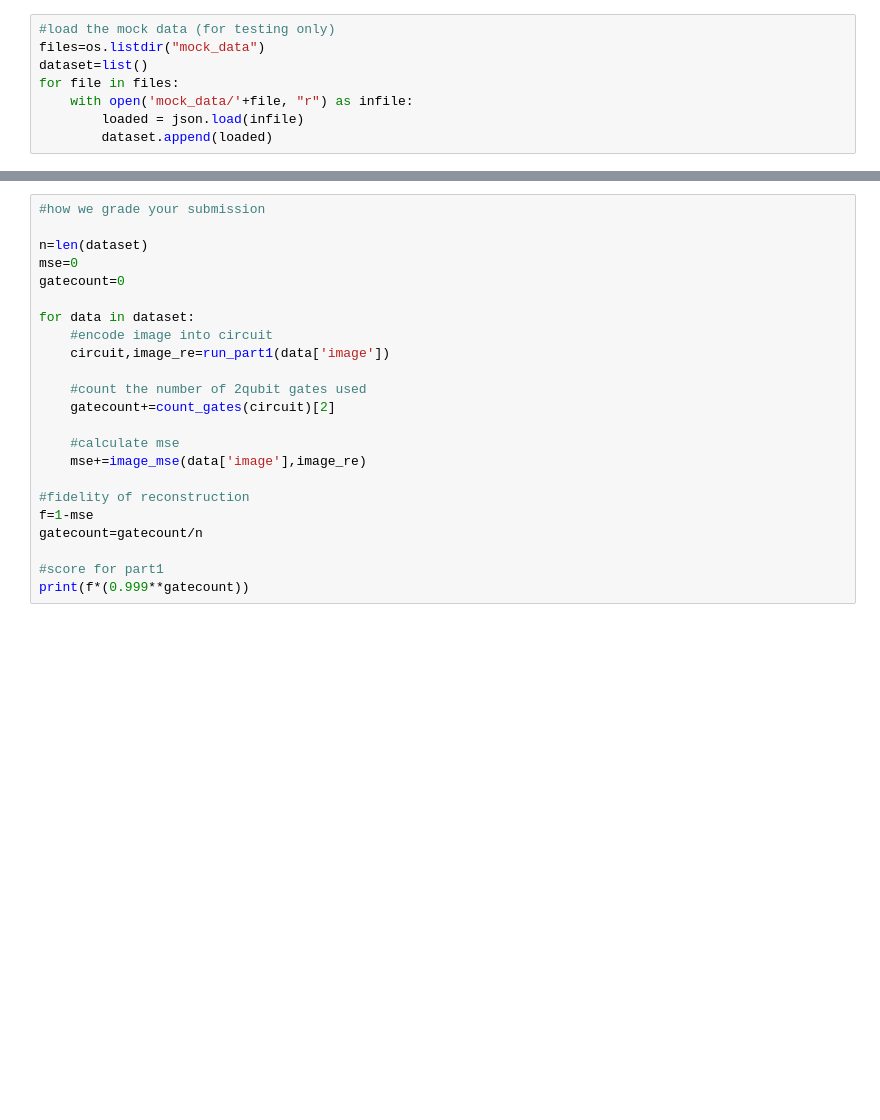
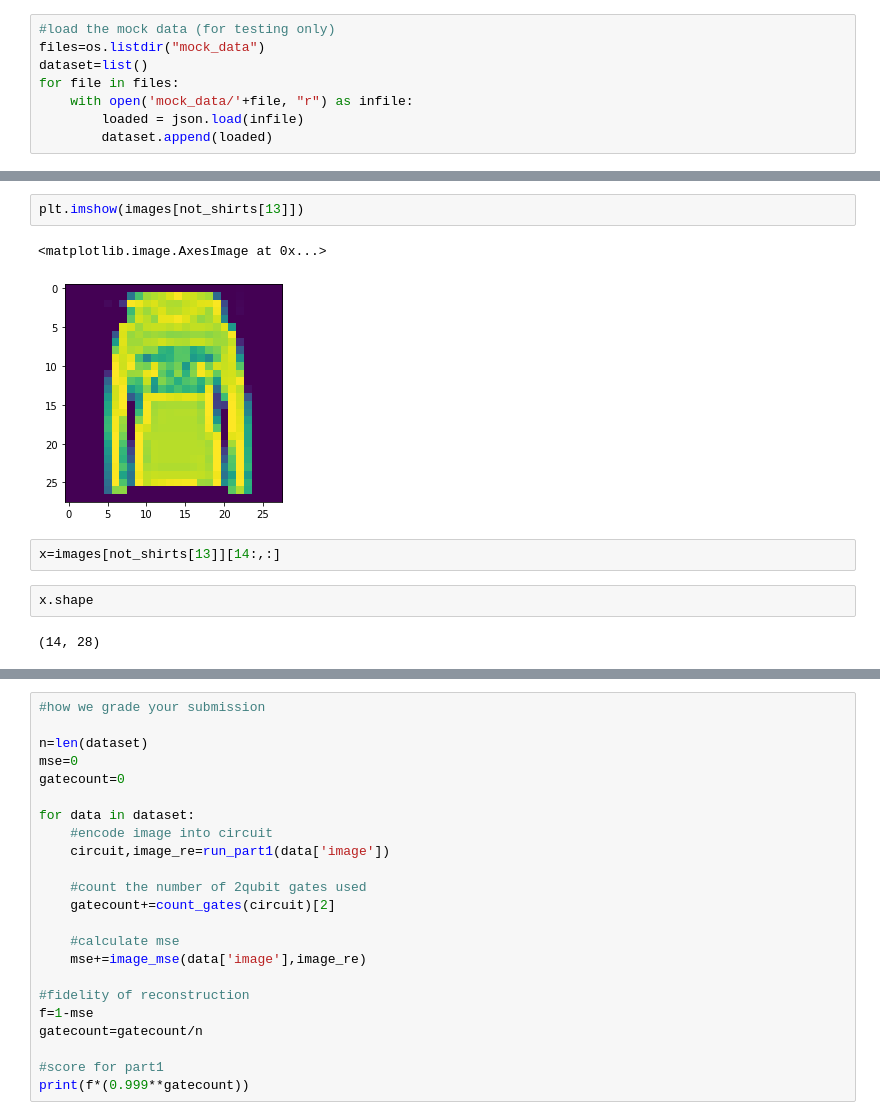
Before and after one commit to iQuHACK/2023_IonQ_Remote, a Jupyter notebook: part1_example_qiskit.ipynb, the cells around one changed output, grey strips where cells are left out. Cells and saved outputs as stored; diff of their text form; blank space fills up the shorter version.

```diff
--- a/part1_example_qiskit.ipynb
+++ b/part1_example_qiskit.ipynb
@@ -81,0 +112,11 @@ plt.imshow(images[1100])
+# %%
+plt.imshow(images[not_shirts[13]])
+# %% [output]
+<matplotlib.image.AxesImage at 0x...>
+[figure, added]
+# %%
+x=images[not_shirts[13]][14:,:]
+# %%
+x.shape
+# %% [output]
+(14, 28)
```
Also changed, not shown: parts of 23 cells of this notebook, 4 other files.
